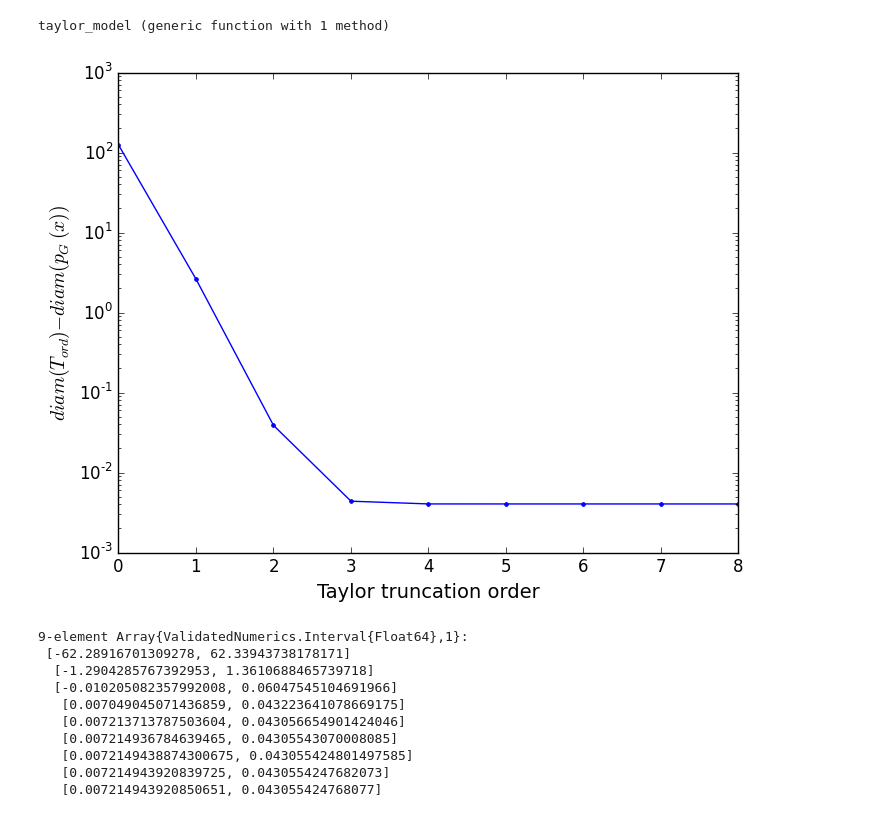
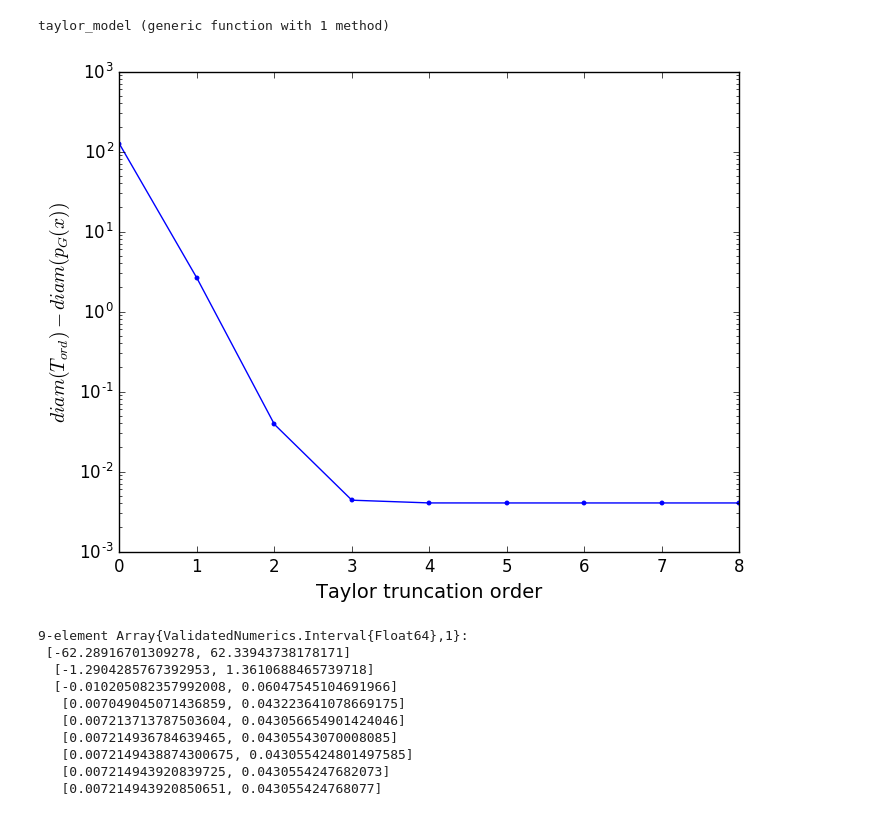
Before and after one commit to blas-ko/servicio_social, a Jupyter notebook: ValidatedTaylorModels-GrittonPol.ipynb, the cells around one changed output. Cells and saved outputs as stored; diff of their text form; code cells hidden in the pictures.

Commit message:
Fixed mini-bug in semilogy plotting

```diff
--- a/ValidatedTaylorModels-GrittonPol.ipynb
+++ b/ValidatedTaylorModels-GrittonPol.ipynb
@@ -261,10 +251,11 @@ taylor_model (generic function with 1 method)
 # %%
 xlabel("Taylor truncation order", size=14)
 ylabel(L"{diam}(T_{ord})-{diam}(p_G(x))", size=14)
 tm_test = map( nn -> diam(taylor_model(gritton_pol, xI, nn))-diam(p_bounds), 0:8)
-semilogy(tm_test,".-");
+plot(tm_test,".-")
+yscale("log");
 # %% [output]
-[figure, old version]
+[figure, new version]
 # %%
 map( nn -> taylor_model(gritton_pol, xI, nn), 0:8)
 # %% [output]
```
Also changed, not shown: parts of 9 cells of this notebook.
